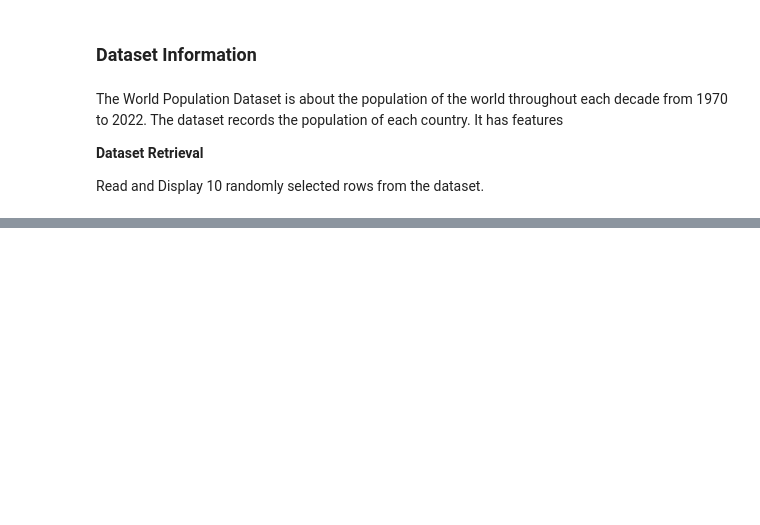
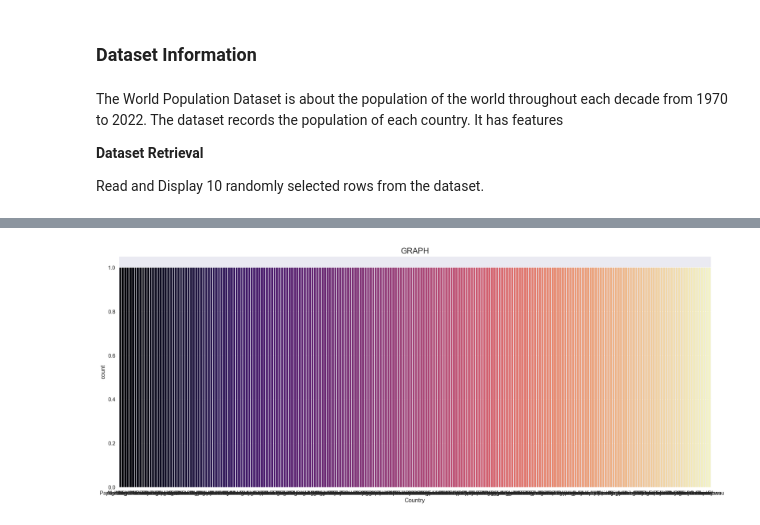
Before and after one commit to mayankthakkar17/MATHS_2_GROUP_11, a Jupyter notebook: maths2grp.ipynb, the cells around one changed output, grey strips where cells are left out. Cells and saved outputs as stored; diff of their text form; code cells hidden in the pictures; blank space fills up the shorter version.

```diff
--- a/maths2grp.ipynb
+++ b/maths2grp.ipynb
@@ -55,3 +58,12 @@ df_grp11.sample(10, random_state=999)
 | 151 | 56 | PRK | North Korea | Pyongyang | Asia | 26069416 | 25867467 | 25258015 | ... |
 | 208 | 100 | TGO | Togo | Lomé | Africa | 8848699 | 8442580 | 7473229 | ... |
 | 164 | 37 | POL | Poland | Warsaw | Europe | 39857145 | 38428366 | 38553146 | ... |
+# %%
+
+plt.figure(figsize = (20,8))
+fig = sns.countplot(x = 'Country', data = df_grp11, palette = 'magma',
+                    order = df_grp11['Country'].value_counts().index)
+fig = plt.title('GRAPH', fontsize = 15)
+plt.show()
+# %% [output]
+[figure, added]
```
Also changed, not shown: parts of 4 cells of this notebook.
